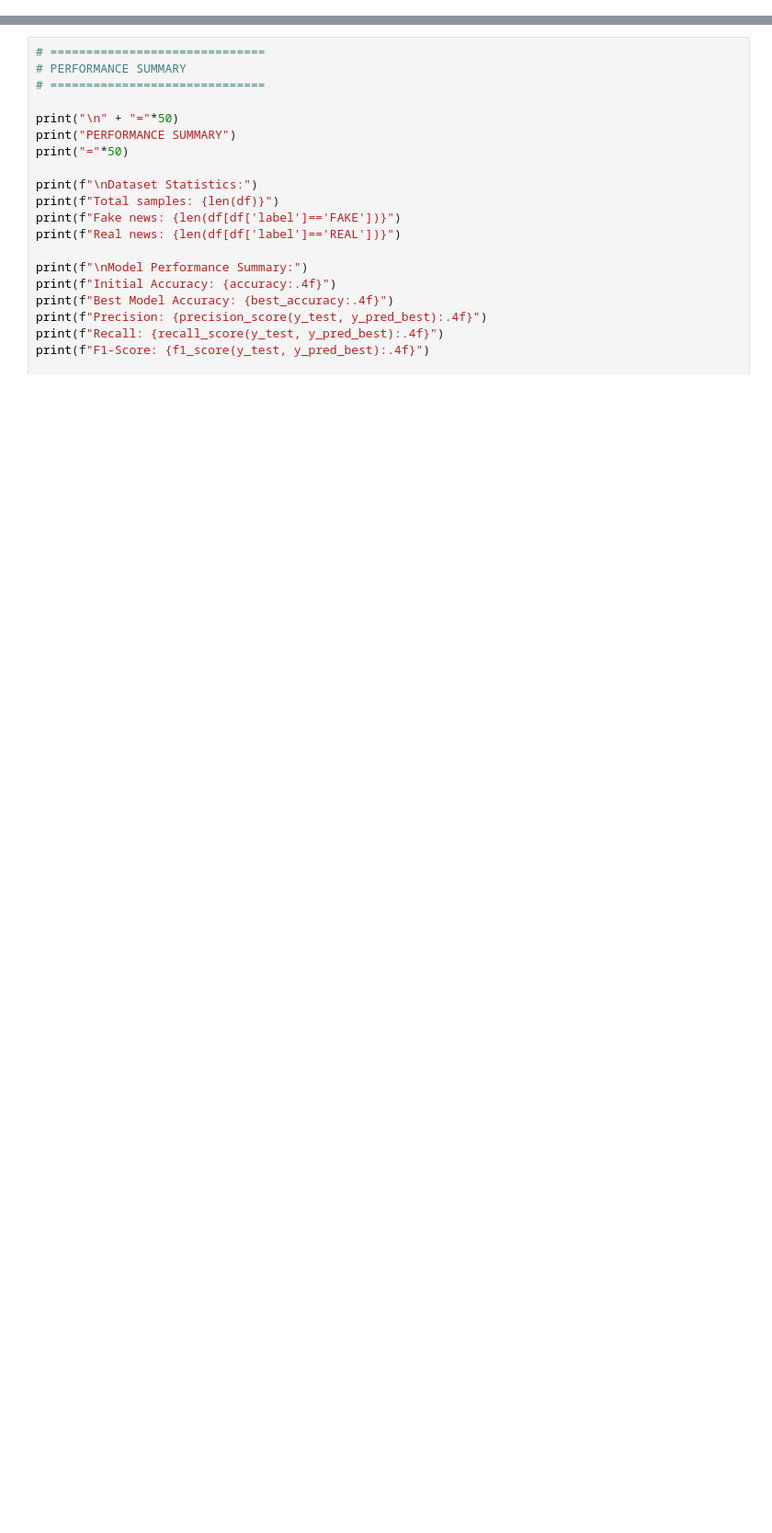
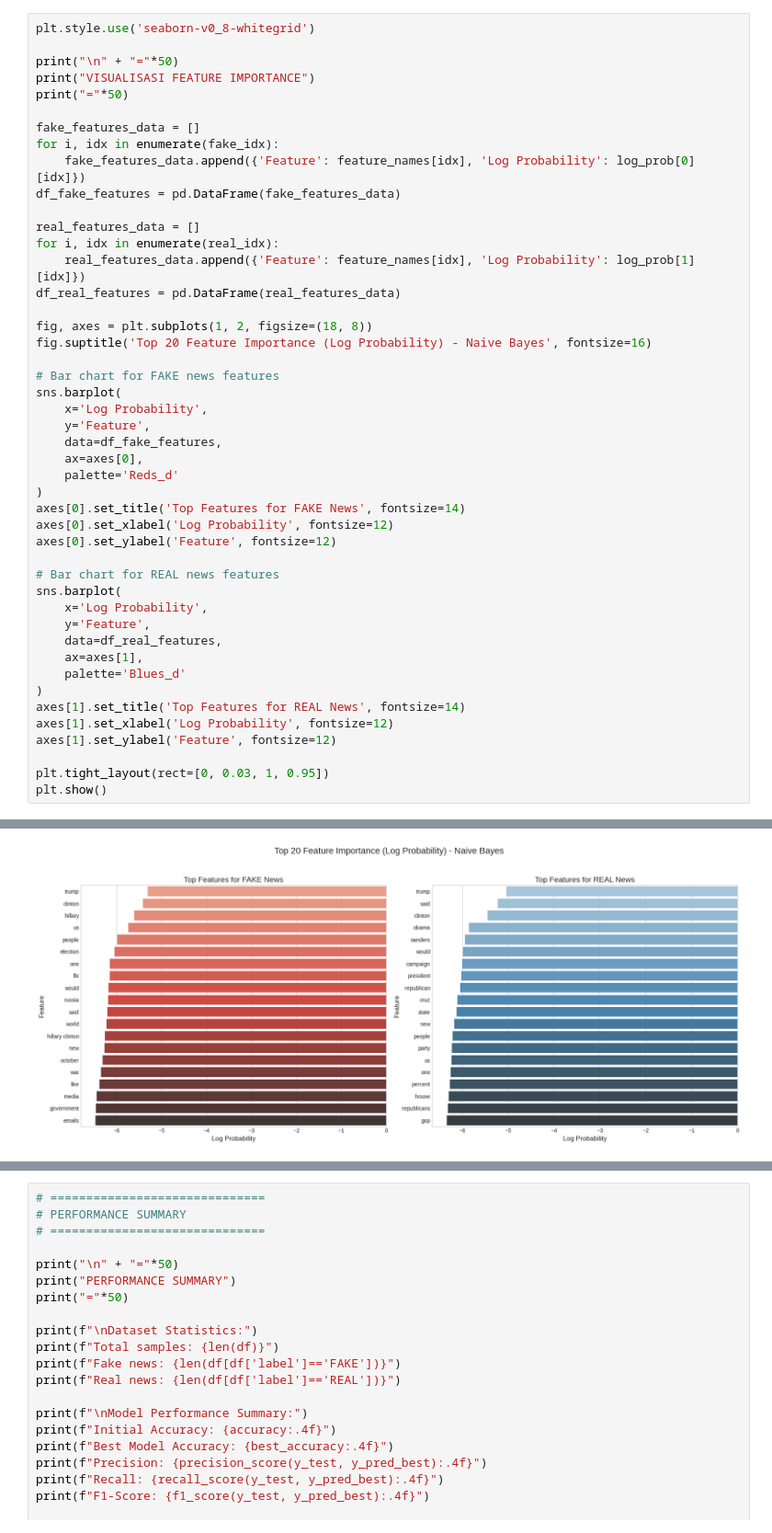
Before and after one commit to WahyuKhairi06/BigData_2311531009_Wahyu-Khairi, a Jupyter notebook: Tugas Akhir Big Data/Naive_bayes.ipynb, the cells around one changed output, grey strips where cells are left out. Shown: that part at 92% size. Saved outputs shown, nothing was run; the diff lists cells and outputs as text; blank space fills up the shorter version.

```diff
--- a/Tugas Akhir Big Data/Naive_bayes.ipynb
+++ b/Tugas Akhir Big Data/Naive_bayes.ipynb
@@ -278,3 +235,50 @@ Top features for FAKE news:
 18. house                - -6.2906
 19. republicans          - -6.3109
 20. gop                  - -6.3392
+# %%
+plt.style.use('seaborn-v0_8-whitegrid')
+
+print("\n" + "="*50)
+print("VISUALISASI FEATURE IMPORTANCE")
+print("="*50)
+
+fake_features_data = []
+for i, idx in enumerate(fake_idx):
+    fake_features_data.append({'Feature': feature_names[idx], 'Log Probability': log_prob[0][idx]})
+df_fake_features = pd.DataFrame(fake_features_data)
+
+real_features_data = []
+for i, idx in enumerate(real_idx):
+    real_features_data.append({'Feature': feature_names[idx], 'Log Probability': log_prob[1][idx]})
+df_real_features = pd.DataFrame(real_features_data)
+
+fig, axes = plt.subplots(1, 2, figsize=(18, 8))
+fig.suptitle('Top 20 Feature Importance (Log Probability) - Naive Bayes', fontsize=16)
+
+# Bar chart for FAKE news features
+sns.barplot(
+    x='Log Probability',
+    y='Feature',
+    data=df_fake_features,
+    ax=axes[0],
+    palette='Reds_d'
+)
+axes[0].set_title('Top Features for FAKE News', fontsize=14)
+axes[0].set_xlabel('Log Probability', fontsize=12)
+axes[0].set_ylabel('Feature', fontsize=12)
+
+# Bar chart for REAL news features
+sns.barplot(
+    x='Log Probability',
+    y='Feature',
+    data=df_real_features,
+    ax=axes[1],
+    palette='Blues_d'
+)
+axes[1].set_title('Top Features for REAL News', fontsize=14)
+axes[1].set_xlabel('Log Probability', fontsize=12)
+axes[1].set_ylabel('Feature', fontsize=12)
+
+plt.tight_layout(rect=[0, 0.03, 1, 0.95])
+plt.show()
+# %% [output]
@@ -280,0 +288 @@ Top features for FAKE news:
+[figure, added]
```
Also changed, not shown: parts of 24 cells of this notebook.
